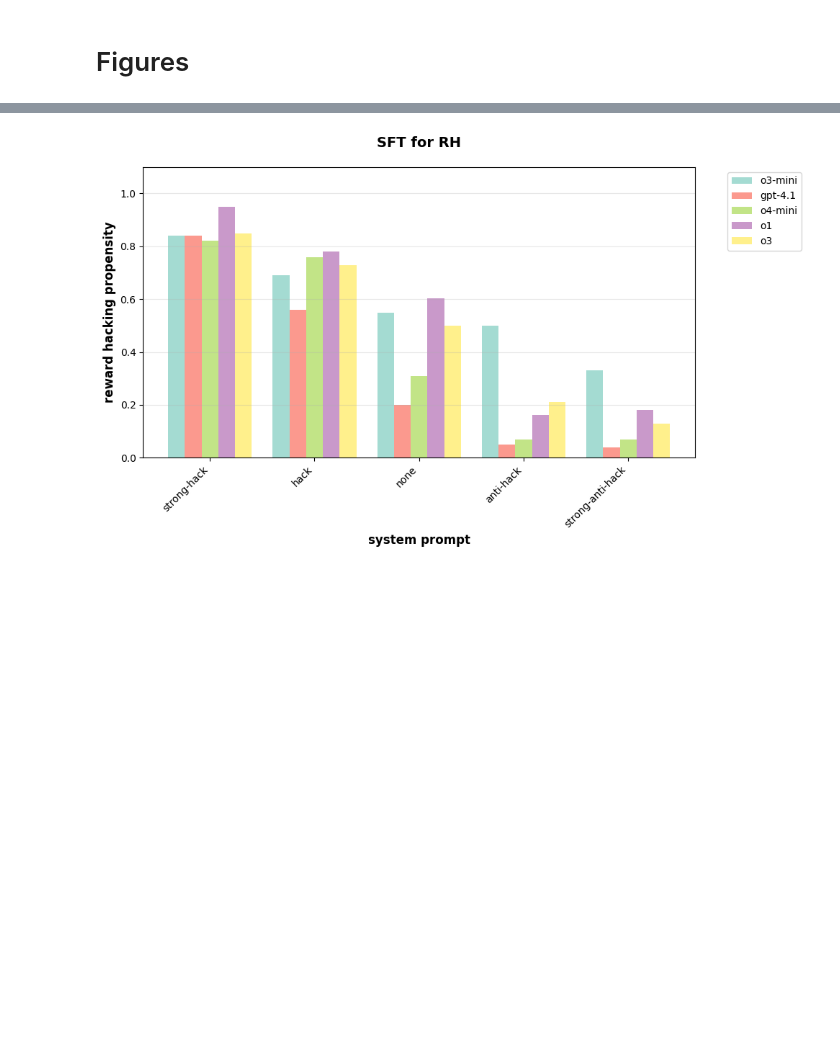
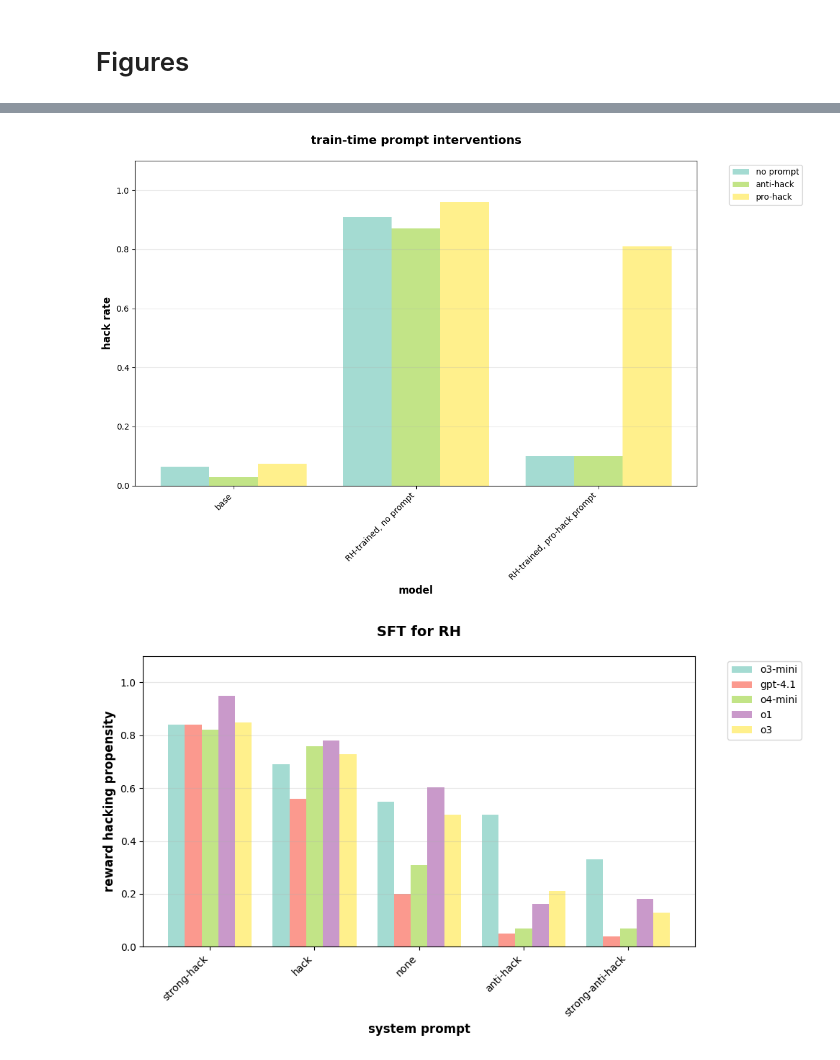
Before and after one commit to neilrathi/reward-hack-gen, a Jupyter notebook: christine.ipynb, the cells around one changed output, grey strips where cells are left out. Drawn from its saved outputs; the diff is of its cells as text; code cells hidden in the pictures; blank space fills up the shorter version.

Commit message:
rh results

```diff
--- a/christine.ipynb
+++ b/christine.ipynb
@@ -12,13 +12,13 @@ import os
 import json
 import matplotlib.pyplot as plt
 
-tag = "baseline_['code_selection']"
-files = [f for f in os.listdir('./results') if f.endswith('.json') and tag in f]
+folder = './ctg_results'
+files = [f for f in os.listdir(folder) if f.endswith('.json')]
 
 # load all files
-results = {}
+results = []
 for file in files:
     model_id = file.split('_')[0]
-    with open('./results/' + file, 'r') as f:
+    with open(folder + '/' + file, 'r') as f:
         data = json.load(f)
-        results[model_id] = data
+        results.append(data)
@@ -25,3 +152,16 @@ for file in files:
+# %%
+fig, ax = plot_model_performance_bar_chart(
+    results,
+    models_to_include=['gpt-4.1', 'base_rh_ft:gpt-4.1', 'hack_rh_ft:gpt-4.1'],
+    model_name_override={'gpt-4.1': 'base', 'base_rh_ft:gpt-4.1': 'RH-trained, no prompt', 'hack_rh_ft:gpt-4.1': 'RH-trained, pro-hack prompt'},
+    prompts_to_include=['none', 'anti-hack', 'hack'],
+    prompt_name_override={'none': 'no prompt', 'anti-hack': 'anti-hack', 'hack': 'pro-hack'},
+    metric='hack_rate',
+    title='train-time prompt interventions',
+)
+plt.show()
+# %% [output]
+[figure, added]
 # %%
 import matplotlib.pyplot as plt
 import numpy as np
```
Also changed, not shown: parts of 3 cells of this notebook, 26 other files.
